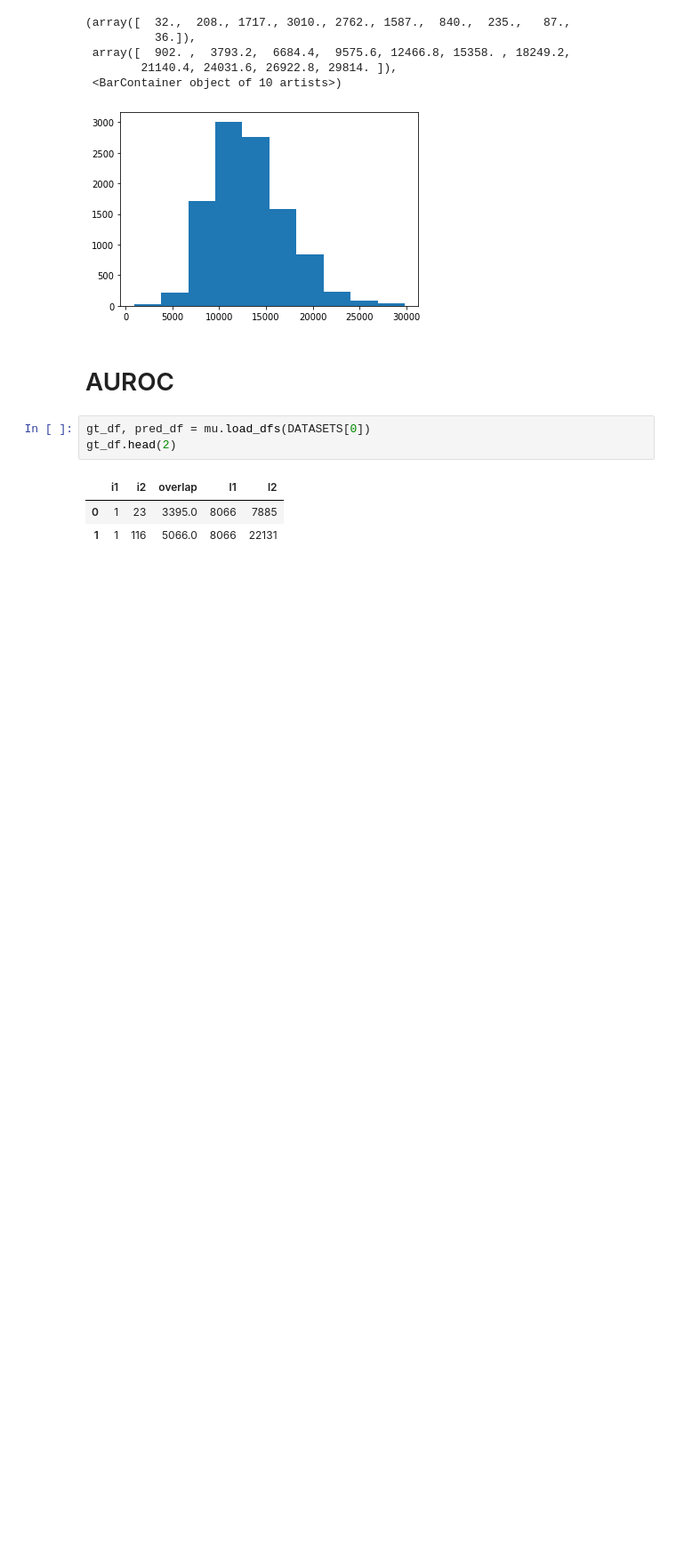
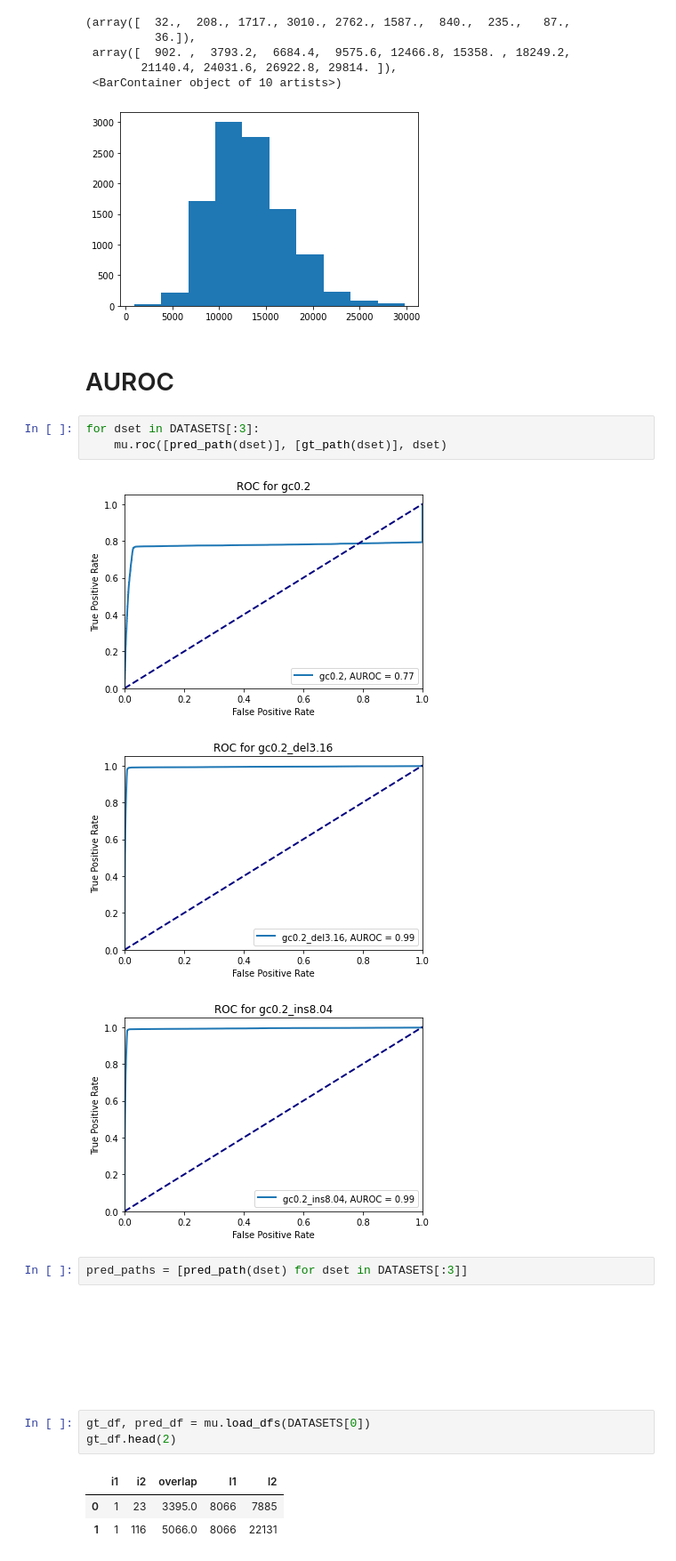
Before and after one commit to Adityanarayan96/SequenceAlignmentAndSketching, a Jupyter notebook: aln_metrics.ipynb, the cells around one changed output. Shown: that part at 89% size. Cells and saved outputs as stored; diff of their text form; blank space fills up the shorter version.

```diff
--- a/aln_metrics.ipynb
+++ b/aln_metrics.ipynb
@@ -62,6 +58,21 @@ plt.hist(lens)
 [figure]
 # %% [markdown]
 # AUROC
+# %%
+for dset in DATASETS[:3]:
+    mu.roc([pred_path(dset)], [gt_path(dset)], dset)
+# %% [output]
+[figure, added]
+[figure, added]
+[figure, added]
+# %%
+pred_paths = [pred_path(dset) for dset in DATASETS[:3]]
+# %% [markdown]
+# ####################################
+# %% [markdown]
+# ####################################
+# %% [markdown]
+# ####################################
 # %%
 gt_df, pred_df = mu.load_dfs(DATASETS[0])
 gt_df.head(2)
```
Also changed, not shown: parts of 7 cells of this notebook, 58 other files.
